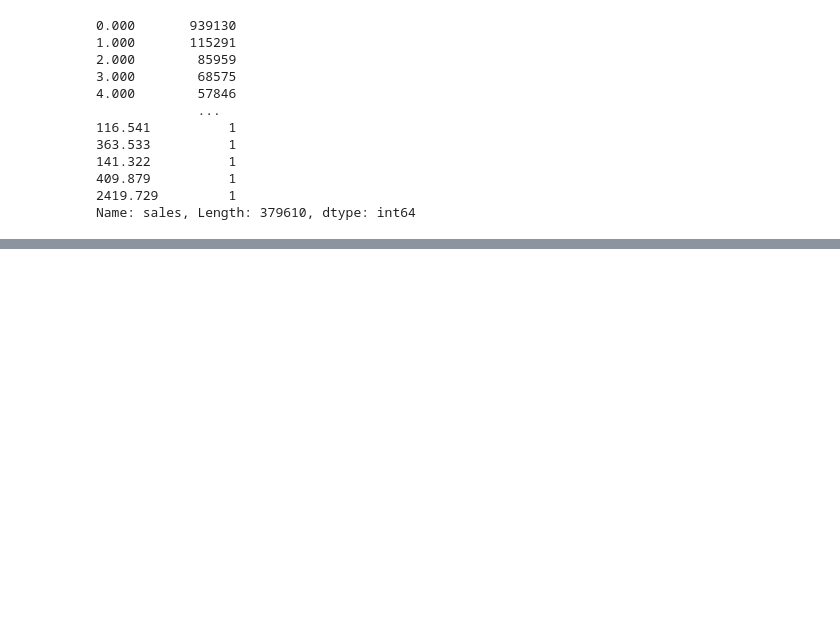
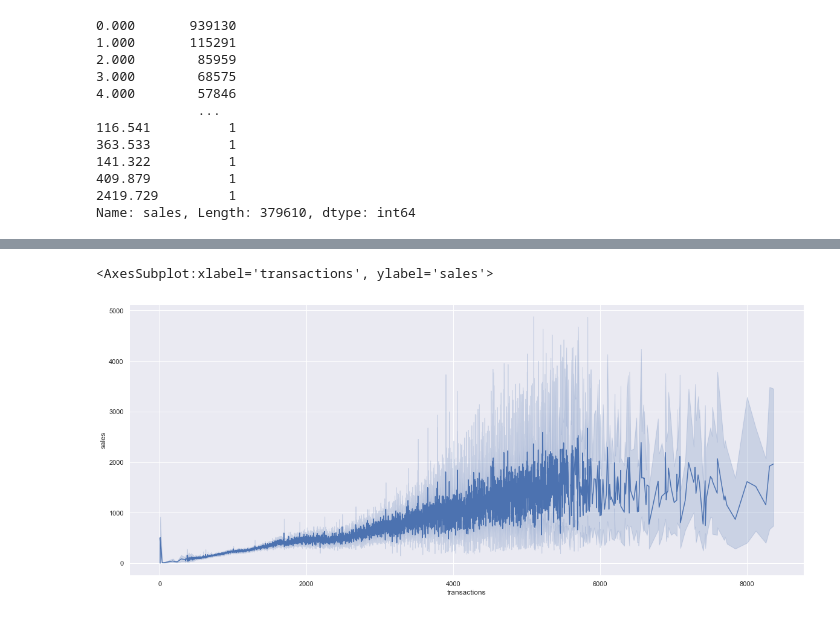
Before and after one commit to Tech-i-s/techis-ds-kaggle-store_sales_time_series_forcasting, a Jupyter notebook: store_sales_time_series_forcasting.ipynb, the cells around one changed output, grey strips where cells are left out. Cells and saved outputs as stored; diff of their text form; code cells hidden in the pictures; blank space fills up the shorter version.

```diff
--- a/store_sales_time_series_forcasting.ipynb
+++ b/store_sales_time_series_forcasting.ipynb
@@ -156,0 +358,6 @@ Name: sales, Length: 379610, dtype: int64
+# %%
+sns.set(rc={'figure.figsize':(20,8.27)})
+sns.lineplot(x = "transactions",y = 'sales',data = train1,palette = "Blues")
+# %% [output]
+<AxesSubplot:xlabel='transactions', ylabel='sales'>
+[figure, added]
```
Also changed, not shown: parts of 23 cells of this notebook.
